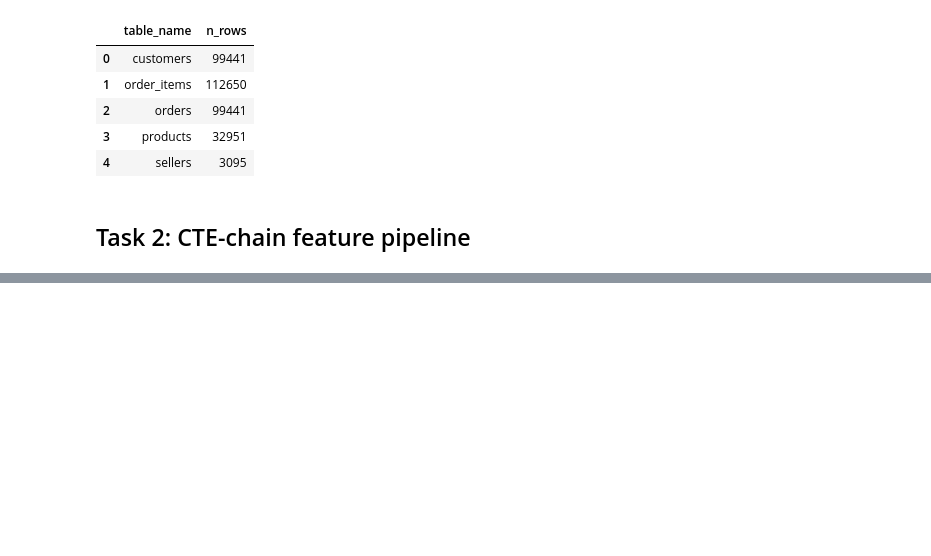
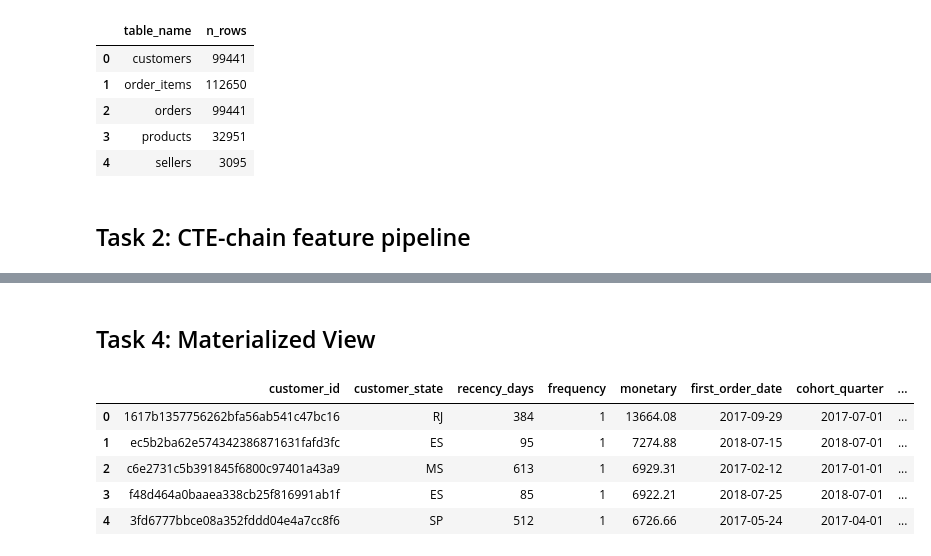
Before and after one commit to BorysZhyhalo/goit-rdb-hw-05, a Jupyter notebook: hw_5_rdb.ipynb, the cells around one changed output, grey strips where cells are left out. Cells and saved outputs as stored; diff of their text form; code cells hidden in the pictures; blank space fills up the shorter version.

```diff
--- a/hw_5_rdb.ipynb
+++ b/hw_5_rdb.ipynb
@@ -474,0 +588,2 @@ LIMIT 20;
+# %% [markdown]
+## Task 4: Materialized View
@@ -474,0 +720,19 @@ LIMIT 20;
+# %%
+pd.read_sql("""
+
+    SELECT COUNT(*) AS n_rows
+    FROM mv_olist_customer_features;
+
+    SELECT *
+    FROM mv_olist_customer_features
+    ORDER BY monetary DESC NULLS LAST, customer_id
+    LIMIT 5;
+
+""", engine)
+# %% [output]
+|  | customer_id | customer_state | recency_days | frequency | monetary | first_order_date | cohort_quarter | ... |
+| 0 | 1617b1357756262bfa56ab541c47bc16 | RJ | 384 | 1 | 13664.08 | 2017-09-29 | 2017-07-01 | ... |
+| 1 | ec5b2ba62e574342386871631fafd3fc | ES | 95 | 1 | 7274.88 | 2018-07-15 | 2018-07-01 | ... |
+| 2 | c6e2731c5b391845f6800c97401a43a9 | MS | 613 | 1 | 6929.31 | 2017-02-12 | 2017-01-01 | ... |
+| 3 | f48d464a0baaea338cb25f816991ab1f | ES | 85 | 1 | 6922.21 | 2018-07-25 | 2018-07-01 | ... |
+| 4 | 3fd6777bbce08a352fddd04e4a7cc8f6 | SP | 512 | 1 | 6726.66 | 2017-05-24 | 2017-04-01 | ... |
```
Also changed, not shown: parts of 10 cells of this notebook.
